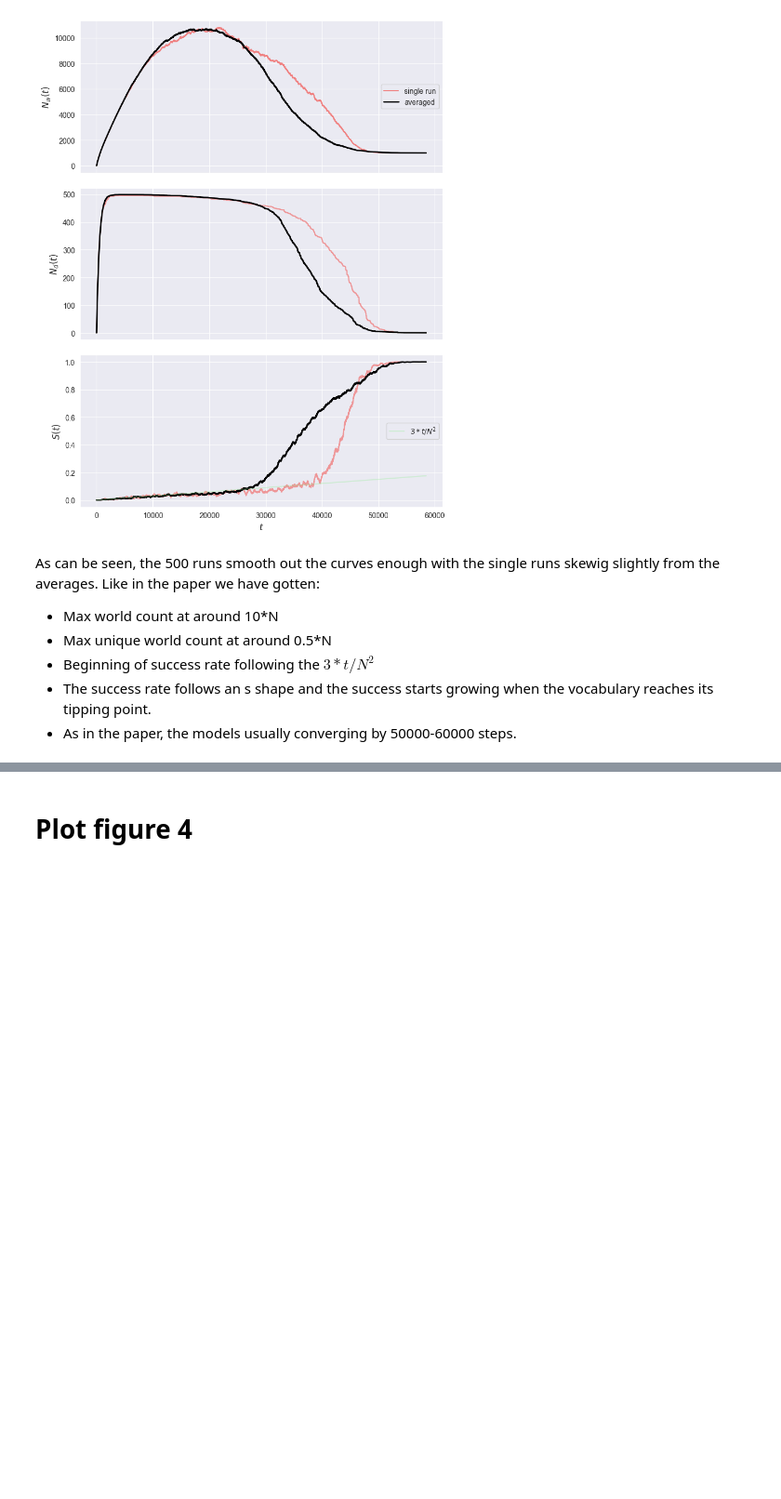
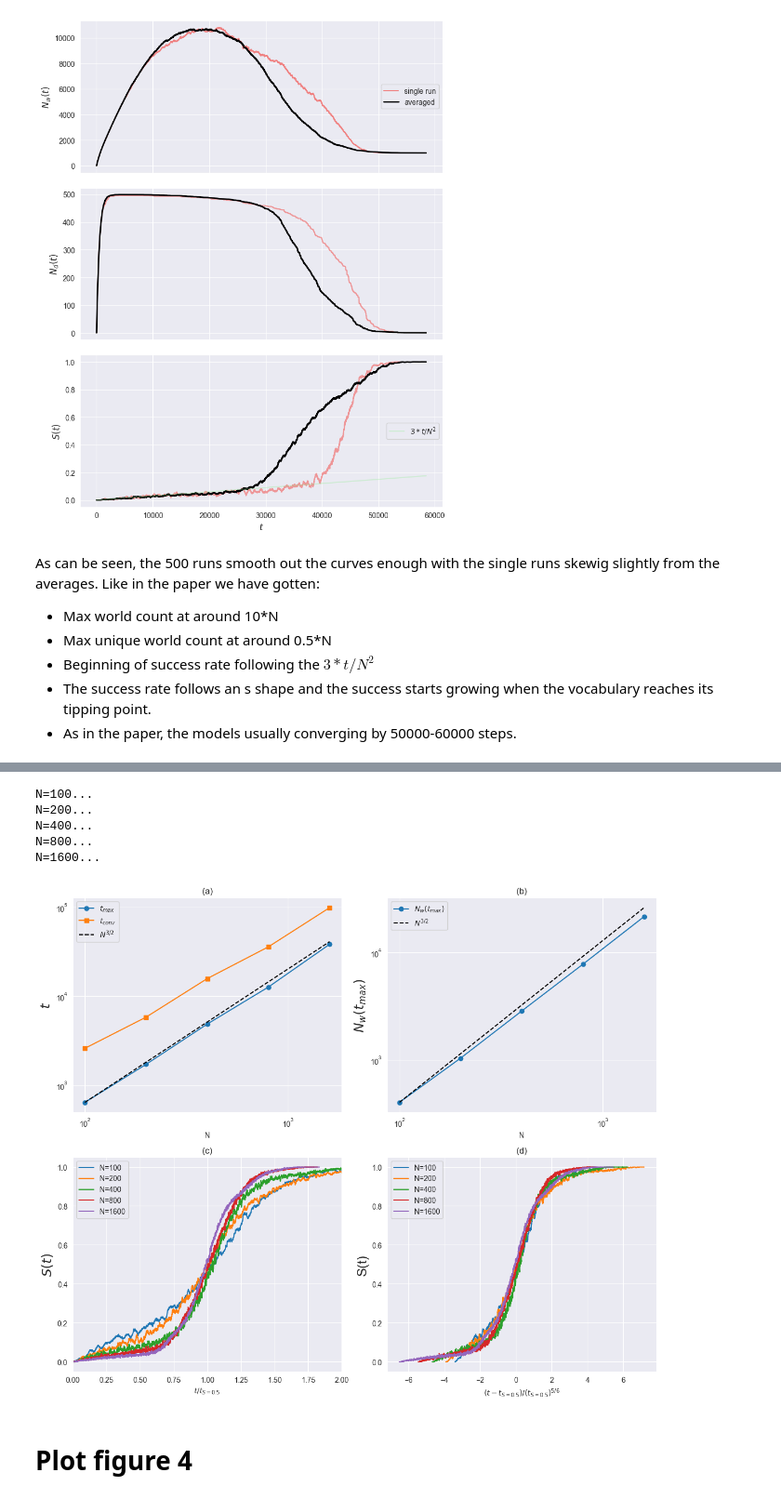
Before and after one commit to jaklvinc/CMSS-TUGraz-2026, a Jupyter notebook: hw2/Assignment2.ipynb, the cells around one changed output, grey strips where cells are left out. Shown at 93% size. Cells and saved outputs as stored; diff of their text form; code cells hidden in the pictures; blank space fills up the shorter version.

Commit message:
Add plot for figure

```diff
--- a/hw2/Assignment2.ipynb
+++ b/hw2/Assignment2.ipynb
@@ -270,3 +272,83 @@ As can be seen, the 500 runs smooth out the curves enough with the single runs s
+# %%
+N_VALUES = [100, 200, 400, 800, 1600]
+N_RUNS_PER_N = 20
+
+results = {N: {'t_max': [], 'nw_max': [], 't_conv': [], 't_half': [],
+               's_curves': []} for N in N_VALUES}
+
+for N in N_VALUES:
+    print(f"N={N}...")
+    window = max(N // 10, 50)
+    for _ in range(N_RUNS_PER_N):
+        m = NamingGame(N, None, 1)
+        m.run_model()
+        df = m.datacollector.get_model_vars_dataframe()
+
+        nw = df['all_words'].values
+        s_smooth = df['success'].fillna(0).rolling(window, min_periods=1).mean().values
+
+        t_max = int(np.argmax(nw))
+        crossings = np.where(s_smooth >= 0.5)[0]
+        t_half = int(crossings[0]) if len(crossings) else len(df)
+
+        results[N]['t_max'].append(t_max)
+        results[N]['nw_max'].append(nw[t_max])
+        results[N]['t_conv'].append(len(df))
+        results[N]['t_half'].append(t_half)
+        results[N]['s_curves'].append(s_smooth)
+# %% [output]
+N=100...
+N=200...
+N=400...
+N=800...
+N=1600...
+# %%
+fig, axes = plt.subplots(2, 2, figsize=(12, 10))
+
+mean_t_max  = np.array([np.mean(results[N]['t_max'])  for N in N_VALUES])
+mean_t_conv = np.array([np.mean(results[N]['t_conv']) for N in N_VALUES])
+mean_nw_max = np.array([np.mean(results[N]['nw_max']) for N in N_VALUES])
+mean_t_half = np.array([np.mean(results[N]['t_half']) for N in N_VALUES])
+N_arr = np.array(N_VALUES, dtype=float)
+ref32 = N_arr**1.5
+
+axes[0,0].loglog(N_VALUES, mean_t_max,  'o-', label=r'$t_{max}$')
+axes[0,0].loglog(N_VALUES, mean_t_conv, 's-', label=r'$t_{conv}$')
+axes[0,0].loglog(N_VALUES, ref32 * mean_t_max[0]/ref32[0], 'k--', label=r'$N^{3/2}$')
+axes[0,0].set_xlabel('N'); axes[0,0].legend(); axes[0,0].set_title('(a)')
+axes[0,0].set_ylabel('$t$', fontsize=18
+)
+
+axes[0,1].loglog(N_VALUES, mean_nw_max, 'o-', label=r'$N_w(t_{max})$')
+axes[0,1].loglog(N_VALUES, ref32 * mean_nw_max[0]/ref32[0], 'k--', label=r'$N^{3/2}$')
+axes[0,1].set_xlabel('N'); axes[0,1].legend(); axes[0,1].set_title('(b)')
+axes[0,1].set_ylabel('$N_w(t_{max})$', fontsize=18)
+
+def avg_curve(curves):
+    L = max(len(c) for c in curves)
+    M = np.ones((len(curves), L))  # pad with 1.0 (post-convergence S=1)
+    for i, c in enumerate(curves):
+        M[i, :len(c)] = c
+    return M.mean(axis=0)
+
+for N in N_VALUES:
+    avg = avg_curve(results[N]['s_curves'])
+    t_half = np.mean(results[N]['t_half'])
+    axes[1,0].plot(np.arange(len(avg)) / t_half, avg, label=f'N={N}')
+axes[1,0].set_xlim(0, 2); axes[1,0].set_xlabel(r'$t/t_{S=0.5}$')
+axes[1,0].set_ylabel('S(t)'); axes[1,0].legend(); axes[1,0].set_title('(c)')
+axes[1,0].set_ylabel('$S(t)$', fontsize=18)
+
+for N in N_VALUES:
+    avg = avg_curve(results[N]['s_curves'])
+    t_half = np.mean(results[N]['t_half'])
+    axes[1,1].plot((np.arange(len(avg)) - t_half) / (t_half**(5/6)), avg, label=f'N={N}')
+axes[1,1].set_xlabel(r'$(t-t_{S=0.5})/(t_{S=0.5})^{5/6}$')
+axes[1,1].set_ylabel('S(t)', fontsize=18); axes[1,1].legend(); axes[1,1].set_title('(d)')
+
+plt.tight_layout(); plt.show()
+# %% [output]
+[figure, added]
 # %% [markdown]
 # Plot figure 4
 # %%
```
Also changed, not shown: parts of 2 cells of this notebook.
